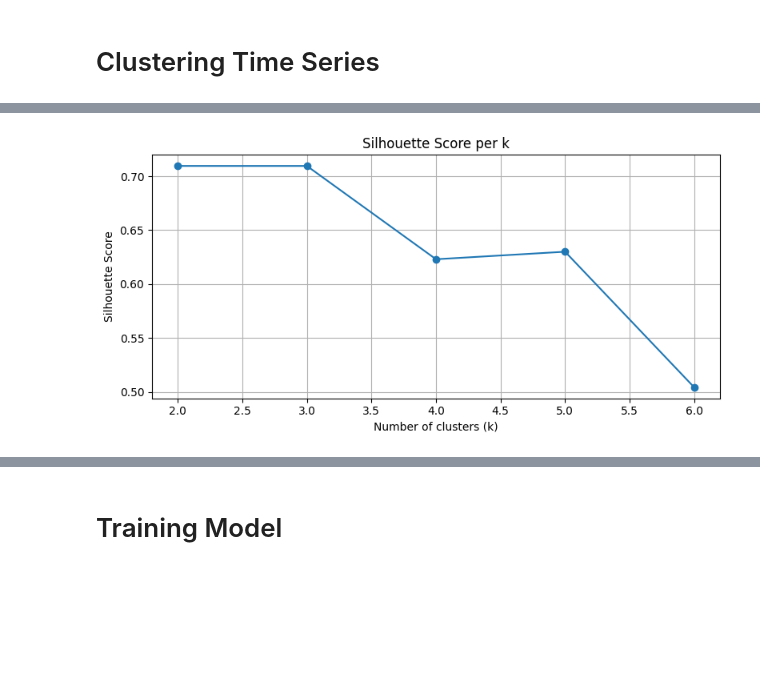
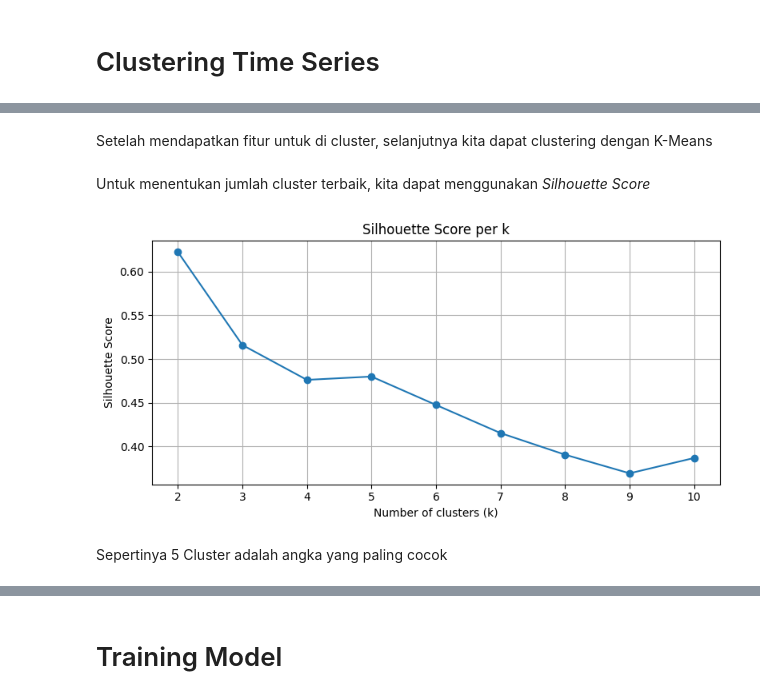
Before and after one commit to faathirchikal/kalbe-python-workshop-2025, a Jupyter notebook: 04_forecasting.ipynb, the cells around one changed output, grey strips where cells are left out. Drawn from its saved outputs; the diff is of its cells as text; code cells hidden in the pictures; blank space fills up the shorter version.

```diff
--- a/04_forecasting.ipynb
+++ b/04_forecasting.ipynb
@@ -231,0 +102,16 @@ test.ds.min(), test.ds.max()
+# %%
+# Pastikan data sudah diurutkan berdasarkan tanggal
+pareto_df = pareto_df.sort_values(['unique_id','ds']).reset_index()
+# %%
+# Horizon = Panjang series = 3
+horizon = 3
+
+# Cutoff untuk split
+cutoff_date = max_date - pd.DateOffset(months=3)
+
+# Bagi data jadi train dan test
+train_df = pareto_df[pareto_df['ds']<=cutoff_date].rename(columns={'quantity':'y'})
+test_df = pareto_df[pareto_df['ds']>cutoff_date].rename(columns={'quantity':'y'})
+
+# Pastikan unique id yang di test_df ada di train_df
+test_df = test_df[test_df['unique_id'].isin(train_df['unique_id'].unique())]
@@ -267,0 +144,11 @@ X = scaler.fit_transform(df_cluster[cluster_features])
+# %%
+ # Ambil fitur yang telah kita buat di tahap sebelumnya
+cluster_features = [
+    "quantity_mean", "quantity_median", "quantity_std_dev",
+    "quantity_min", "quantity_max", "missing_quantity_mean", "quantity_cv"
+]
+
+# Drop duplicate (kita tidak perlu ds dan quantity)
+df_cluster = train_df[['unique_id'] + cluster_features].drop_duplicates().fillna(0)
+# %% [markdown]
+Setelah mendapatkan fitur untuk di cluster, selanjutnya kita dapat clustering dengan K-Means
@@ -268,7 +160,7 @@ X = scaler.fit_transform(df_cluster[cluster_features])
+# %% [markdown]
+Untuk menentukan jumlah cluster terbaik, kita dapat menggunakan *Silhouette Score*
 # %%
-
-
-def silhouette_scores(X, k_min=2, k_max=10):
+def plot_silhouette_scores(X, k_min=2, k_max=10):
     scores = []
     for k in range(k_min, k_max + 1):
         kmeans = KMeans(n_clusters=k, random_state=42).fit(X)
@@ -284,7 +176,9 @@ def silhouette_scores(X, k_min=2, k_max=10):
     plt.tight_layout()
     plt.show()
 # %%
-silhouette_scores(X, k_min=2, k_max=6)
+plot_silhouette_scores(X, k_min=2, k_max=10)
 # %% [output]
-[figure, old version]
+[figure, new version]
+# %% [markdown]
+Sepertinya 5 Cluster adalah angka yang paling cocok
 # %%
```
Also changed, not shown: parts of 113 cells of this notebook.
